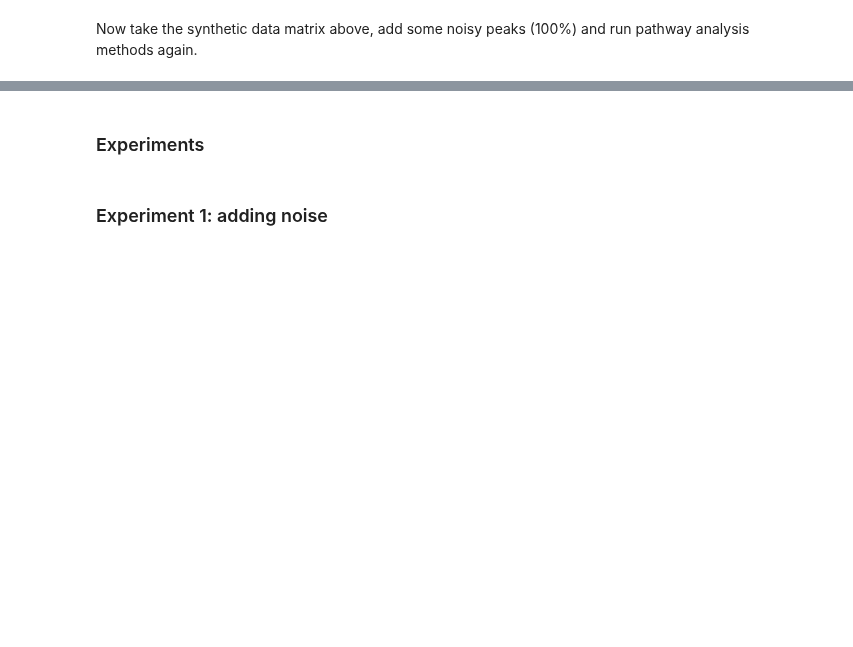
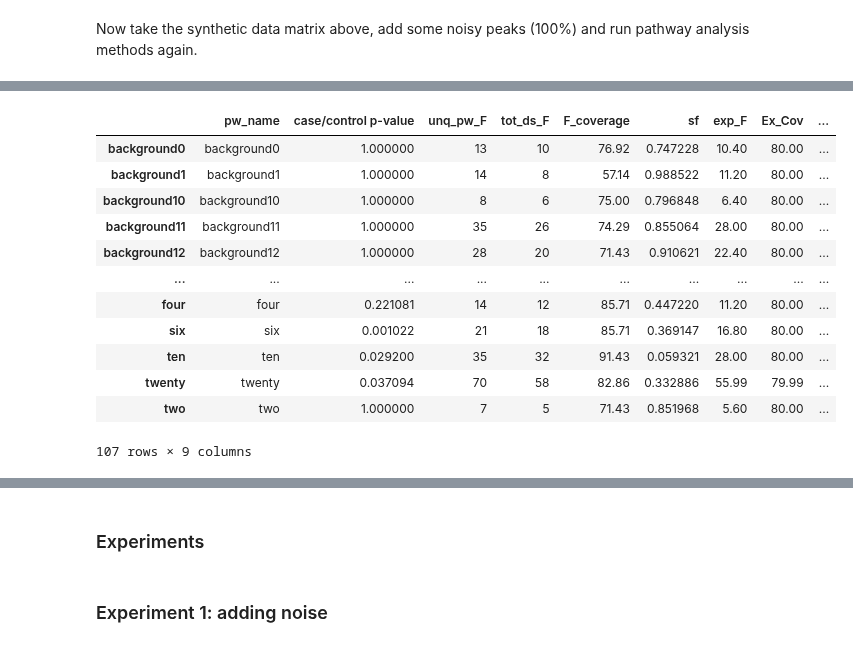
Before and after one commit to glasgowcompbio/PALS, a Jupyter notebook: notebooks/manuscript/adding_pathway_noise.ipynb, the cells around one changed output, grey strips where cells are left out. Saved outputs shown, nothing was run; the diff lists cells and outputs as text; code cells hidden in the pictures; blank space fills up the shorter version.

```diff
--- a/notebooks/manuscript/adding_pathway_noise.ipynb
+++ b/notebooks/manuscript/adding_pathway_noise.ipynb
@@ -93,4 +194,5 @@ ds = convert_to_data_source(int_df, updated_pathway_names, case_fnames, control_
 # %%
-pals = PALS(ds, plage_weight=plage_weight, hg_weight=hg_weight)
-pals_df = pals.get_pathway_df()
+pals = PLAGE(ds, plage_weight=plage_weight, hg_weight=hg_weight)
+pals_df = pals.get_results()
 pals_df.sort_values('pw_name')
+# %% [output]
@@ -97,2 +216,15 @@ pals_df.sort_values('pw_name')
+|  | pw_name | case/control p-value | unq_pw_F | tot_ds_F | F_coverage | sf | exp_F | Ex_Cov | ... |
+| background0 | background0 | 1.000000 | 13 | 10 | 76.92 | 0.747228 | 10.40 | 80.00 | ... |
+| background1 | background1 | 1.000000 | 14 | 8 | 57.14 | 0.988522 | 11.20 | 80.00 | ... |
+| background10 | background10 | 1.000000 | 8 | 6 | 75.00 | 0.796848 | 6.40 | 80.00 | ... |
+| background11 | background11 | 1.000000 | 35 | 26 | 74.29 | 0.855064 | 28.00 | 80.00 | ... |
+| background12 | background12 | 1.000000 | 28 | 20 | 71.43 | 0.910621 | 22.40 | 80.00 | ... |
+| ... | ... | ... | ... | ... | ... | ... | ... | ... | ... |
+| four | four | 0.221081 | 14 | 12 | 85.71 | 0.447220 | 11.20 | 80.00 | ... |
+| six | six | 0.001022 | 21 | 18 | 85.71 | 0.369147 | 16.80 | 80.00 | ... |
+| ten | ten | 0.029200 | 35 | 32 | 91.43 | 0.059321 | 28.00 | 80.00 | ... |
+| twenty | twenty | 0.037094 | 70 | 58 | 82.86 | 0.332886 | 55.99 | 79.99 | ... |
+| two | two | 1.000000 | 7 | 5 | 71.43 | 0.851968 | 5.60 | 80.00 | ... |
+107 rows × 9 columns
 # %%
 ora = ORA(ds)
```
Also changed, not shown: parts of 40 cells of this notebook, 1 other file.
